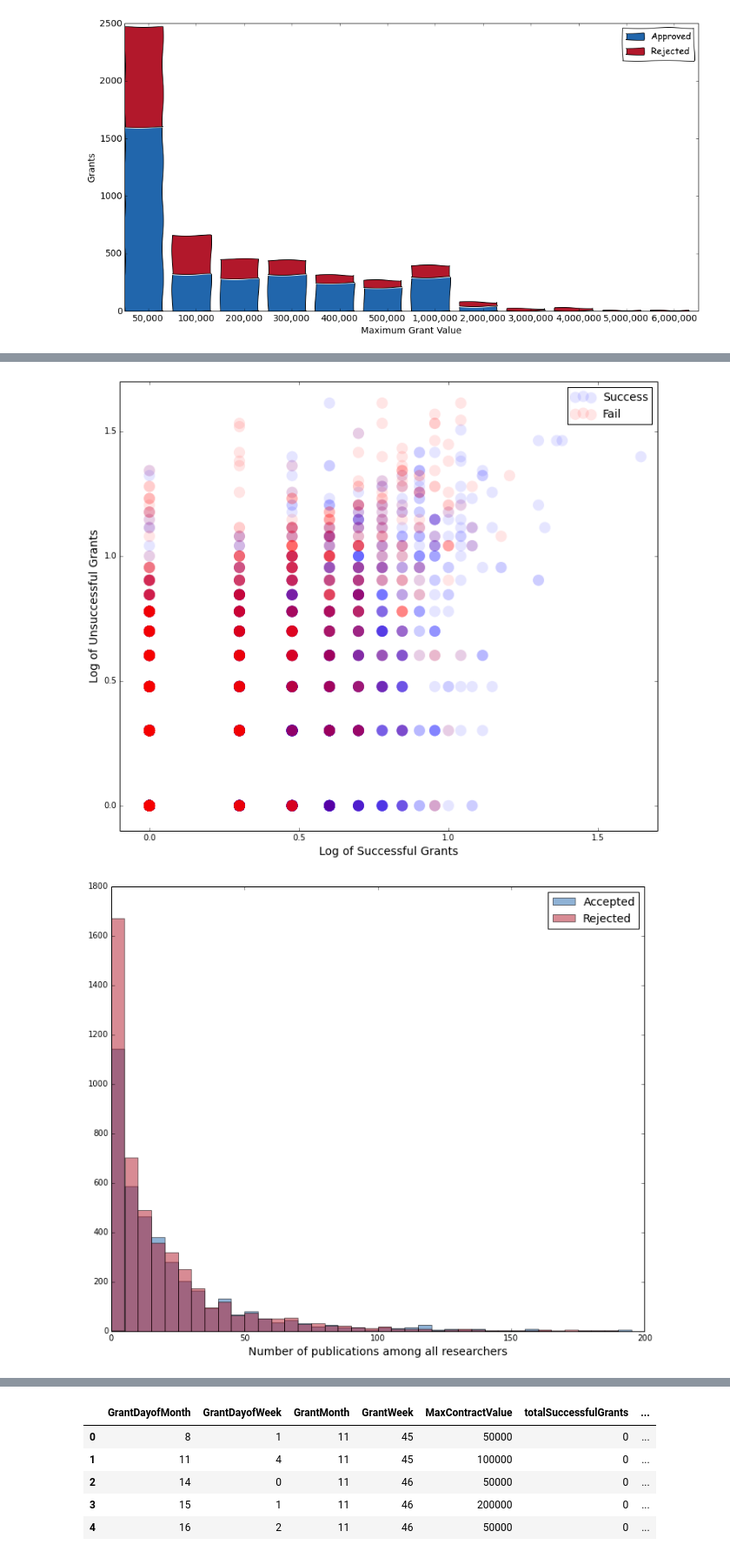
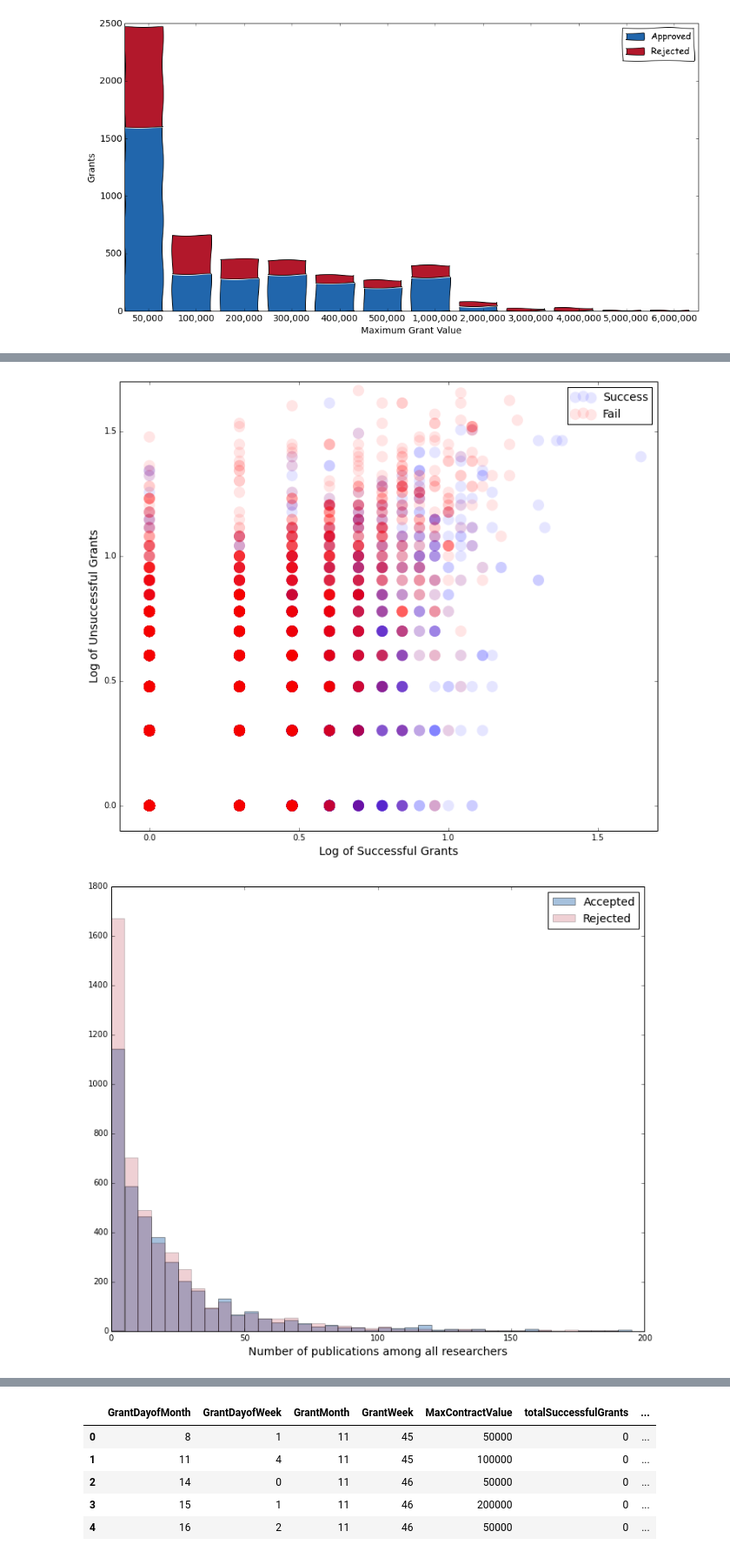
Before and after one commit to realmichaelzyy/cs249project, a Jupyter notebook: kaggle/workspace/classifier/KaggleDataset.ipynb, the cells around one changed output, grey strips where cells are left out. Shown at 87% size. Drawn from its saved outputs; the diff is of its cells as text; code cells hidden in the pictures.

```diff
--- a/kaggle/workspace/classifier/KaggleDataset.ipynb
+++ b/kaggle/workspace/classifier/KaggleDataset.ipynb
@@ -906,14 +906,18 @@ red, blue = '#B2182B', '#2166AC'
 succGrantCols = ['NumberofSuccessfulGrant' + str(i) + "_withnull" for i in range(1,14)]
 unsuccGrantCols = ['NumberofUnsuccessfulGrant' + str(i) + "_withnull" for i in range(1,14)]
 
+pubcols = [col for col in data.columns if (col.startswith('A') or col.startswith('B') or col.startswith('C')) and col.endswith('withnull') and not col.startswith('Co')]
+#totalPubs = numpy.add.reduce(data[pubcols].fillna(0),axis=1)
+
 plotData = pandas.concat([data.loc[:,['ContractValueBandseenoteA_withnull','GrantStatus']],
                          pandas.DataFrame({'MaxContractValue':map(lambda x: maxValue(x) if not pandas.isnull(x) else x, data.ContractValueBandseenoteA_withnull),
                                            'totalSuccessfulGrants':numpy.add.reduce(data[succGrantCols].fillna(0),axis=1),
                                            'totalUnsuccessfulGrants':numpy.add.reduce(data[unsuccGrantCols].fillna(0),axis=1),
+                                           'totalPubs':numpy.add.reduce(data[pubcols].fillna(0),axis=1),
                                            'GrantMonth':map(lambda x: x.month, data.Startdate),
                                            'GrantWeek':map(lambda x: x.week, data.Startdate),
                                            'GrantDayofMonth':map(lambda x: x.day, data.Startdate),
-                                           'GrantDayofWeek':map(lambda x: x.dayofweek, data.Startdate)})], axis=1).dropna()
+                                           'GrantDayofWeek':map(lambda x: x.dayofweek, data.Startdate)})], axis=1)
 # %%
 fig = plt.figure(1, figsize=(16, 8))
 ax1 = fig.add_subplot(111)
@@ -980,25 +986,23 @@ ax1.set_xlabel('Log of Successful Grants', fontsize=14)
 ax1.legend(fontsize=14)
 plt.show()
 # %% [output]
-[figure, old version]
+[figure, new version]
 # %%
 fig = plt.figure(1, figsize=(12, 10))
 ax1 = fig.add_subplot(111)
 
 #plotData.ContractValueBandseenoteA_withnull
 #scatter = ax1.scatter(list(numpy.log10(plotData.totalSuccessfulGrants)),list(numpy.log10(plotData.totalUnsuccessfulGrants)),
 #            c=plotData.GrantStatus, cmap=get_cmap('autumn'), alpha = 0.5, s = 100, linewidth=0.0, label = ['hi','hello'])
-pubcols = [col for col in data.columns if (col.startswith('A') or col.startswith('B') or col.startswith('C')) and col.endswith('withnull') and not col.startswith('Co')]
-totalPubs = numpy.add.reduce(data[pubcols].fillna(0),axis=1)
 
-plt.hist(totalPubs[data.GrantStatus.values == 1], range(0,200,5), color=blue, alpha=0.5, label='Accepted')
-plt.hist(totalPubs[data.GrantStatus.values == 0], range(0,200,5), color=red, alpha=0.5, label='Rejected')
+plt.hist(plotData.totalPubs[plotData.GrantStatus.values == 1].values, range(0,200,5), color=blue, alpha=0.4, label='Accepted')
+plt.hist(plotData.totalPubs[plotData.GrantStatus.values == 0].values, range(0,200,5), color=red, alpha=0.2, label='Rejected')
 plt.xlabel("Number of publications among all researchers", fontsize=14)
 plt.xlim([0,200])
 plt.legend(fontsize=14)
 plt.show()
 # %% [output]
-[figure, old version]
+[figure, new version]
 # %%
 fig = plt.figure(1, figsize=(12, 10))
 ax1 = fig.add_subplot(111)
```
Also changed, not shown: parts of 8 cells of this notebook.
